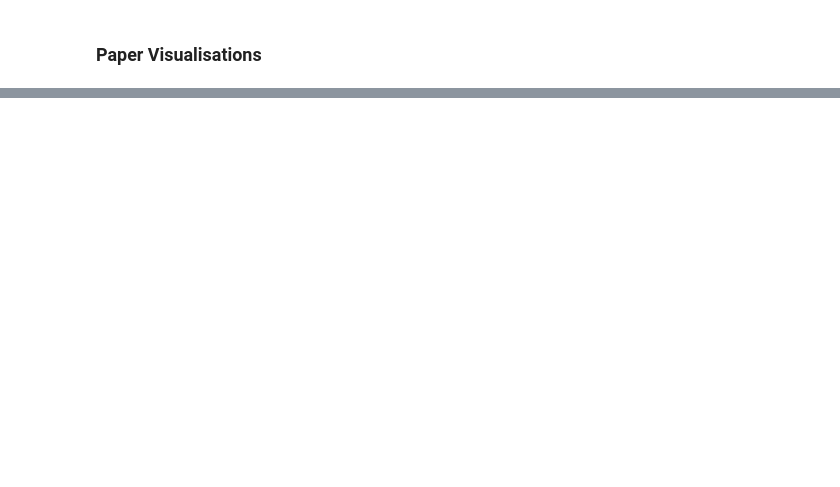
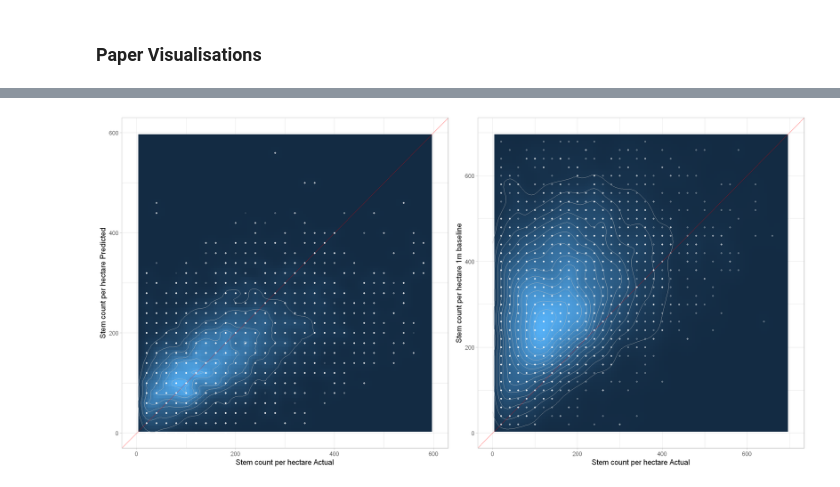
Before and after one commit to HAFL-WWI/FINTCH-publication-code, a Jupyter notebook: 2022-improving-local-maxima-idt/r/Compound_Classifier_R.ipynb, the cells around one changed output, grey strips where cells are left out. Saved outputs shown, nothing was run; the diff lists cells and outputs as text; code cells hidden in the pictures; blank space fills up the shorter version.

```diff
--- a/2022-improving-local-maxima-idt/r/Compound_Classifier_R.ipynb
+++ b/2022-improving-local-maxima-idt/r/Compound_Classifier_R.ipynb
@@ -1156,9 +1273,15 @@ A data.frame: 8 × 12
 ### Paper Visualisations
 # %%
 # Train and score model
-classes <- c(1,2,3,7,8,9,10,11,12,19)
-target_prefix <- "stems_in_plot_err_ps"
-scores_lm <- fintch_composite_cv(cols_reduced, classes=classes, data=lfi_trees_grouped, target_prefix=target_prefix, dynamic=FALSE, n_fold=10, y_column="parameterset_min_reduced7", fold_column="perimeter_id")
-summary(scores_lm$test)
+scores_lm <- fintch_composite_cv(cols_complete, classes=classes, data=lfi_trees_grouped_train, target_prefix=target_prefix, method=method, dynamic=dynamic, n_fold=10, y_column="parameterset_min", fold_column="perimeter_id")
+summary(scores_lm$scores)
+
+scores_all_train <- fintch_composite_score_multi(model=scores_lm$models, scoring_in = lfi_trees_grouped_train)
+scores_all_test <- fintch_composite_score_multi(model=scores_lm$models, scoring_in = lfi_trees_grouped_test)
+
+scd_train <- concat_scoring_data_simple(scores_all_train$scoring_data)
+scd_train$group <- "Train"
+scd_test <- concat_scoring_data_simple(scores_all_test$scoring_data)
+scd_test$group <- "Test"
 # %% [output]
  rmse_baseline   rmse_norm_baseline      rmse         rmse_norm
@@ -1363,0 +1495,47 @@ Warning message:
+# %%
+#Scatter plots train
+df <- data.frame(Actual=scd_train$density_actual, Prediction=scd_train$stems_per_ha_model, Error=scd_train$stems_per_ha_err_model)
+
+options(repr.plot.width=12, repr.plot.height=12)
+
+font_base_size <- 18
+
+sc1_tr <- ggplot(df, aes(x=Actual, y=Prediction)) +
+  # geom_bin2d(binwidth=20)+
+  # geom_hex() +
+  stat_density_2d(aes(fill = ..density..), geom = "raster", contour = FALSE)+
+  geom_density_2d(color="gray")+
+  geom_abline(intercept = 0, slope = 1, color="red") +
+  geom_point(alpha=0.1, color="white") +
+  xlim(0,600) +
+  ylim(0,600) +
+  # theme(text = element_text(size = 18)) +
+  theme_light(base_size = font_base_size) +
+  theme(legend.position="none")+
+  xlab("Stem count per hectare Actual") +
+  ylab("Stem count per hectare Predicted")
+
+
+df <- data.frame(Actual=lfi_trees_grouped_train$density_actual, Baseline=lfi_trees_grouped_train$stems_per_ha_ps1, Error=lfi_trees_grouped_train$stems_per_ha_err_ps1)
+
+sc2_tr <- ggplot(df, aes(x=Actual, y=Baseline)) +
+  # geom_bin2d(binwidth=20)+
+  # geom_hex() +
+  stat_density_2d(aes(fill = ..density..), geom = "raster", contour = FALSE)+
+  geom_density_2d(color="gray")+
+  geom_abline(intercept = 0, slope = 1, color="red") +
+  geom_point(alpha=0.3, color="white") +
+  xlim(0,700) +
+  ylim(0,700) +
+  theme_light(base_size = font_base_size) +
+  theme(legend.position="none")+
+  xlab("Stem count per hectare Actual") +
+  ylab("Stem count per hectare 1m baseline")
+
+options(repr.plot.width=24, repr.plot.height=12)
+
+ggarrange(sc1_tr, sc2_tr,
+          #labels = c("Actual vs Predicted", "Actual vs Baseline"),
+          ncol = 2, nrow = 1)
+ggsave(filename = "4_scatter_actual_predicted_baseline_train.jpg", width = 24, height = 12, device='jpeg', dpi=300)
+# %% [output]
@@ -1363,0 +1558 @@ Warning message:
+[figure, added]
```
Also changed, not shown: parts of 78 cells of this notebook, 5 other files.
